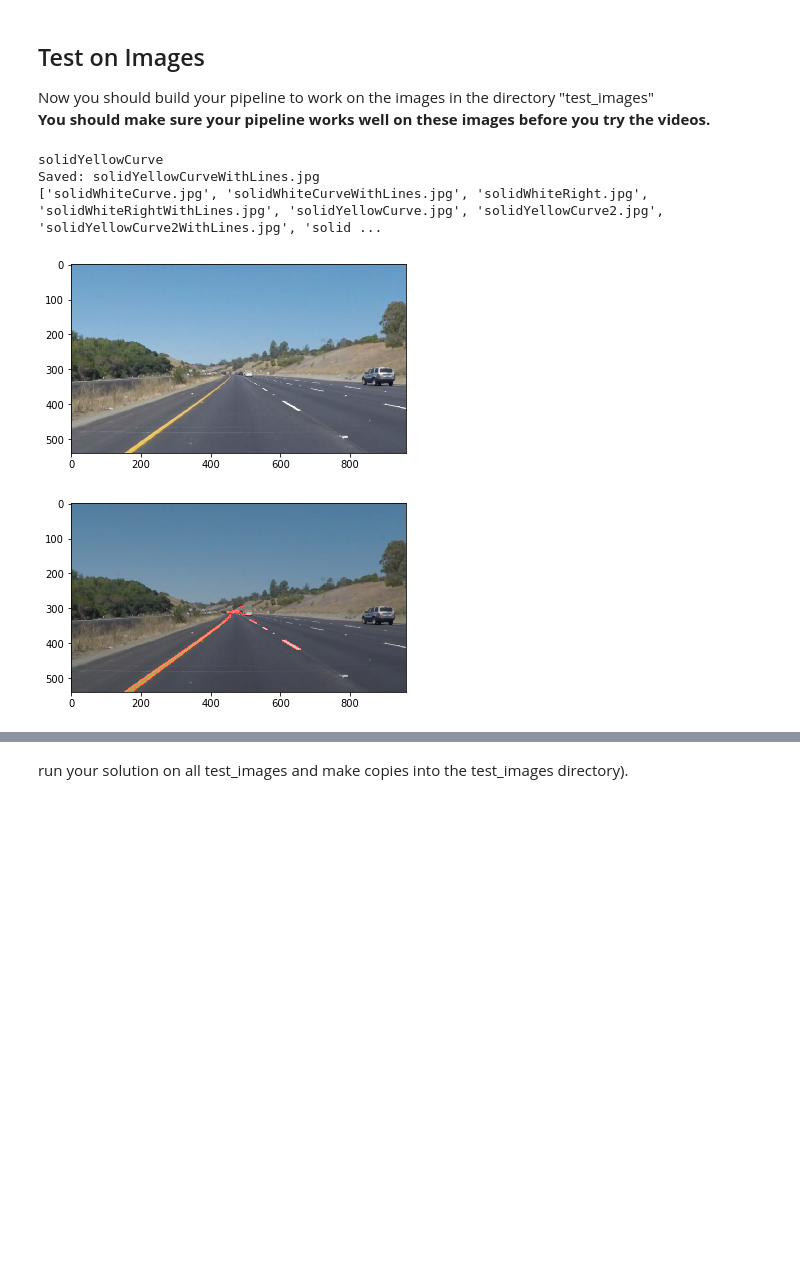
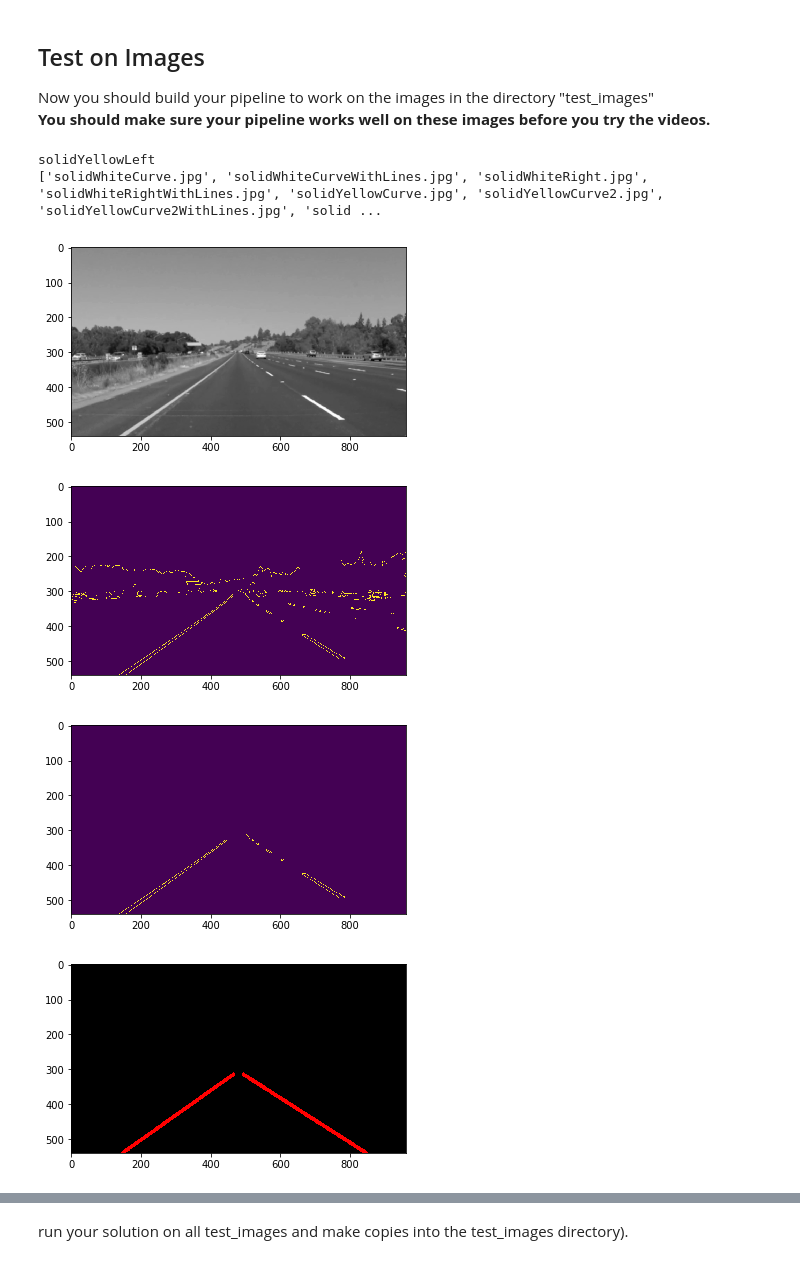
Before and after one commit to asunar/CarND-LaneLines-P1, a Jupyter notebook: P1.ipynb, the cells around one changed output, grey strips where cells are left out. Cells and saved outputs as stored; diff of their text form; code cells hidden in the pictures; blank space fills up the shorter version.

```diff
--- a/P1.ipynb
+++ b/P1.ipynb
@@ -178,17 +227,20 @@ def process_image(img_path):
     print(img_name)
     gray = grayscale(img)
     blur_gray = gaussian_blur(gray,5)
+    showImage(blur_gray, cmap='gray')
 
     #Canny Edge Detection
     low_threshold = 100
     high_threshold = 200
     edges = canny(blur_gray, low_threshold, high_threshold)
+    showImage(edges)
 
     # Select Region of interest
     left_bottom = [0, 539]
     right_bottom = [900, 539]
-    apex = [490, 290]
+    apex = [490, 305]
     region_select = region_of_interest(edges, np.array([[left_bottom, right_bottom, apex]], dtype=np.int32))
+    showImage(region_select)
 
     #Hough lines
     rho = 1
@@ -197,35 +249,38 @@ def process_image(img_path):
     min_line_len = 1
     max_line_gap = 10
     lines = hough_lines(region_select, rho, theta, threshold, min_line_len, max_line_gap)
-
+    showImage(lines)
 
     weighted = weighted_img(lines, img, α=0.8, β=1., λ=0.)
 
-    processed_image_name = img_name + "WithLines.jpg"
-    cv2.imwrite(images_path + processed_image_name, weighted)
+#     processed_image_name = img_name + "WithLines.jpg"
+#     cv2.imwrite(images_path + processed_image_name, weighted)
 
-    print("Saved: " + processed_image_name)
+#     print("Saved: " + processed_image_name)
+
+    showImage(weighted)
     return weighted
 # %%
 # img = np.copy(mpimg.imread('test_images/solidWhiteCurve.jpg'))
 # img = np.copy(mpimg.imread('test_images/solidWhiteRight.jpg'))
 # img = np.copy(mpimg.imread('test_images/solidYellowCurve.jpg'))
 # img = np.copy(mpimg.imread('test_images/solidYellowCurve2.jpg'))
 # img = np.copy(mpimg.imread('test_images/solidYellowLeft.jpg'))
 # img = np.copy(mpimg.imread('test_images/whiteCarLaneSwitch.jpg'))
 
-showImage(img)
-processed_image = process_image('solidYellowCurve.jpg')
-showImage(processed_image)
+# showImage(img)
+processed_image = process_image('solidYellowLeft.jpg')
+# showImage(processed_image)
 print(test_images)
 
 # for test_img in test_images:
 #     print("Processing: " + test_img)
 #     processed_image = process_image(test_img)
 #     showImage(processed_image)
 # %% [output]
-solidYellowCurve
-Saved: solidYellowCurveWithLines.jpg
+solidYellowLeft
 ['solidWhiteCurve.jpg', 'solidWhiteCurveWithLines.jpg', 'solidWhiteRight.jpg', 'solidWhiteRightWithLines.jpg', 'solidYellowCurve.jpg', 'solidYellowCurve2.jpg', 'solidYellowCurve2WithLines.jpg', 'solid ...
-[figure, old version]
+[figure, new version]
-[figure, old version]
+[figure, new version]
+[figure, added]
+[figure, added]
```
Also changed, not shown: parts of 2 cells of this notebook.
